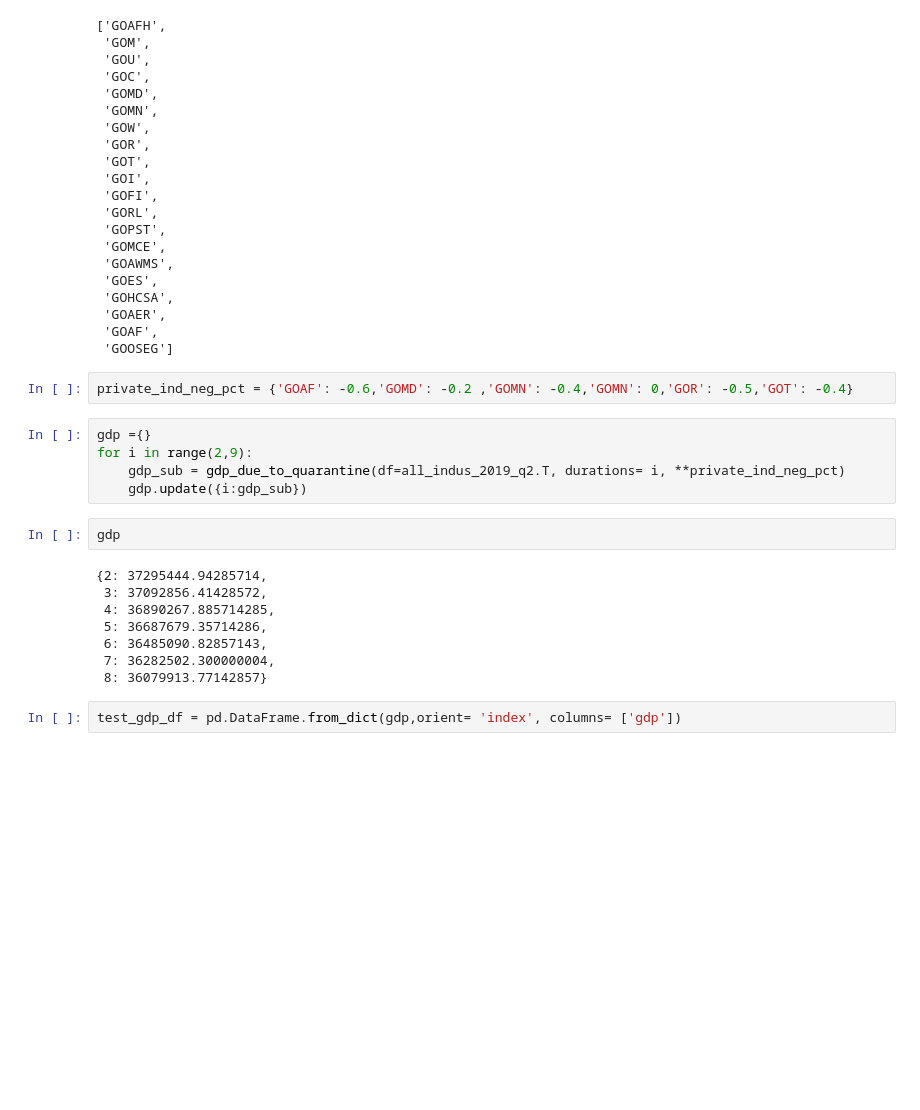
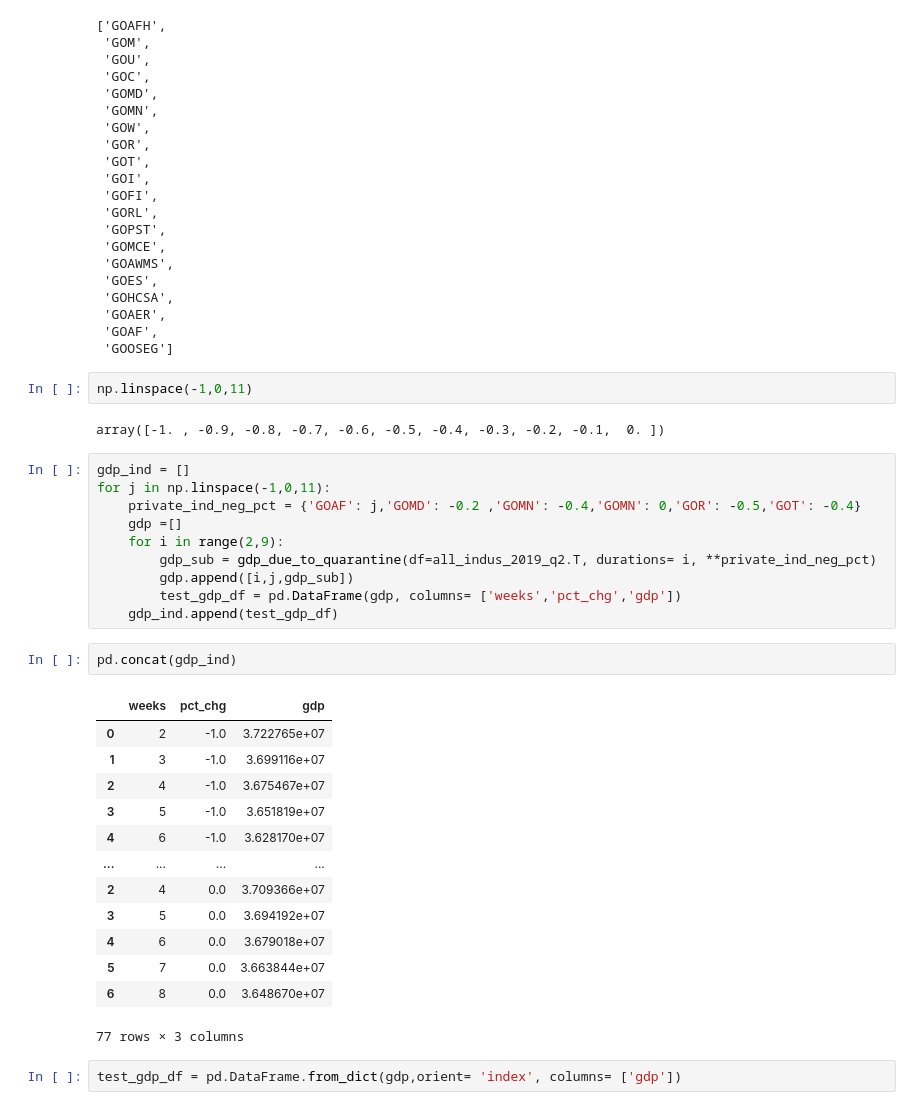
Before and after one commit to xcao38/covid19_analysis, a Jupyter notebook: covid19_eco_analysis.ipynb, the cells around one changed output. Cells and saved outputs as stored; diff of their text form; blank space fills up the shorter version.

```diff
--- a/covid19_eco_analysis.ipynb
+++ b/covid19_eco_analysis.ipynb
@@ -292,23 +296,36 @@ private_ind
  'GOAER',
  'GOAF',
  'GOOSEG']
-# %%
-private_ind_neg_pct = {'GOAF': -0.6,'GOMD': -0.2 ,'GOMN': -0.4,'GOMN': 0,'GOR': -0.5,'GOT': -0.4}
-# %%
-gdp ={}
-for i in range(2,9):
-    gdp_sub = gdp_due_to_quarantine(df=all_indus_2019_q2.T, durations= i, **private_ind_neg_pct)
-    gdp.update({i:gdp_sub})
-# %%
-gdp
-# %% [output]
-{2: 37295444.94285714,
- 3: 37092856.41428572,
- 4: 36890267.885714285,
- 5: 36687679.35714286,
- 6: 36485090.82857143,
- 7: 36282502.300000004,
- 8: 36079913.77142857}
+# %%
+np.linspace(-1,0,11)
+# %% [output]
+array([-1. , -0.9, -0.8, -0.7, -0.6, -0.5, -0.4, -0.3, -0.2, -0.1,  0. ])
+# %%
+gdp_ind = []
+for j in np.linspace(-1,0,11):
+    private_ind_neg_pct = {'GOAF': j,'GOMD': -0.2 ,'GOMN': -0.4,'GOMN': 0,'GOR': -0.5,'GOT': -0.4}
+    gdp =[]
+    for i in range(2,9):
+        gdp_sub = gdp_due_to_quarantine(df=all_indus_2019_q2.T, durations= i, **private_ind_neg_pct)
+        gdp.append([i,j,gdp_sub])
+        test_gdp_df = pd.DataFrame(gdp, columns= ['weeks','pct_chg','gdp'])
+    gdp_ind.append(test_gdp_df)
+# %%
+pd.concat(gdp_ind)
+# %% [output]
+|  | weeks | pct_chg | gdp |
+| 0 | 2 | -1.0 | 3.722765e+07 |
+| 1 | 3 | -1.0 | 3.699116e+07 |
+| 2 | 4 | -1.0 | 3.675467e+07 |
+| 3 | 5 | -1.0 | 3.651819e+07 |
+| 4 | 6 | -1.0 | 3.628170e+07 |
+| ... | ... | ... | ... |
+| 2 | 4 | 0.0 | 3.709366e+07 |
+| 3 | 5 | 0.0 | 3.694192e+07 |
+| 4 | 6 | 0.0 | 3.679018e+07 |
+| 5 | 7 | 0.0 | 3.663844e+07 |
+| 6 | 8 | 0.0 | 3.648670e+07 |
+77 rows × 3 columns
 # %%
 test_gdp_df = pd.DataFrame.from_dict(gdp,orient= 'index', columns= ['gdp'])
 # %%
```
Also changed, not shown: parts of 20 cells of this notebook.
